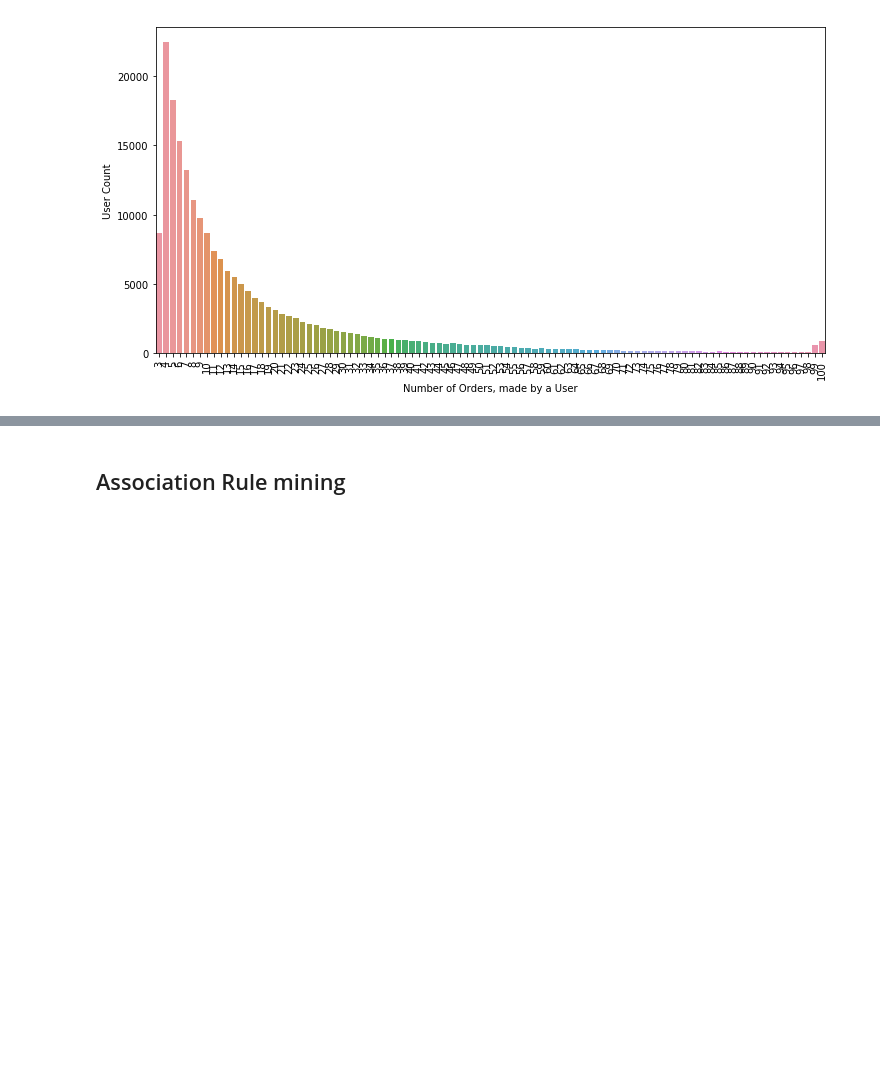
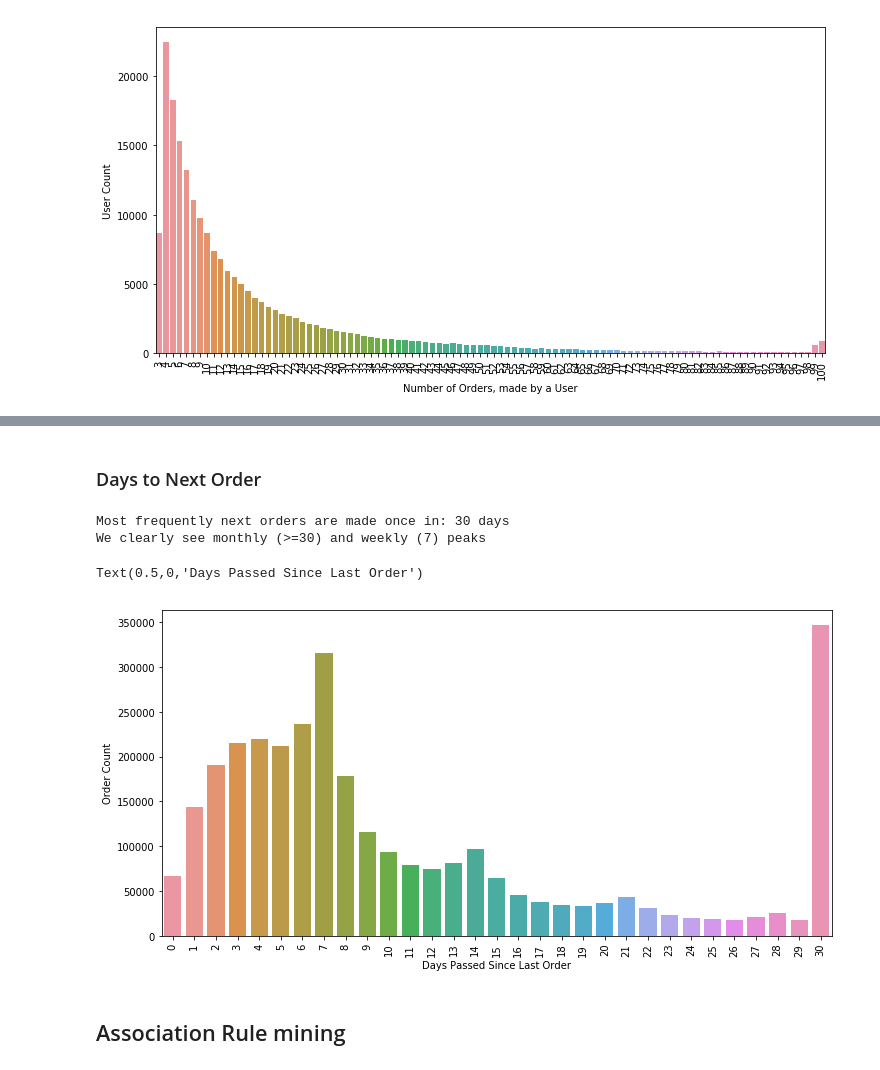
Before and after one commit to Moraut/DSND-Term-2, a Jupyter notebook: 01. Data Science Blog Post/notebook/Instacart Market Basket Analysis.ipynb, the cells around one changed output, grey strips where cells are left out. Cells and saved outputs as stored; diff of their text form; code cells hidden in the pictures; blank space fills up the shorter version.

```diff
--- a/01. Data Science Blog Post/notebook/Instacart Market Basket Analysis.ipynb
+++ b/01. Data Science Blog Post/notebook/Instacart Market Basket Analysis.ipynb
@@ -325,3 +343,22 @@ Text(0.5,0,'Number of Orders, made by a User')
+# %% [markdown]
+### Days to Next Order
+# %%
+days_to_next = df_master.dropna(axis=0,subset=['days_since_prior_order']).groupby('order_id')['days_since_prior_order']\
+                .agg("mean").reset_index().apply(np.int32).groupby('days_since_prior_order').aggregate("count")
+
+print('Most frequently next orders are made once in: {} days'.format(days_to_next[days_to_next.order_id == days_to_next.order_id.max()].index.values[0]))
+print('We clearly see monthly (>=30) and weekly (7) peaks')
+
+plt.figure(figsize=(12, 6))
+sns.barplot(days_to_next.index, days_to_next.order_id)
+plt.xticks(rotation='vertical')
+plt.ylabel('Order Count')
+plt.xlabel('Days Passed Since Last Order')
+# %% [output]
+Most frequently next orders are made once in: 30 days
+We clearly see monthly (>=30) and weekly (7) peaks
+Text(0.5,0,'Days Passed Since Last Order')
+[figure, added]
 # %% [markdown]
 ## Association Rule mining
 # %%
```
Also changed, not shown: parts of 7 cells of this notebook, 1 other file.
